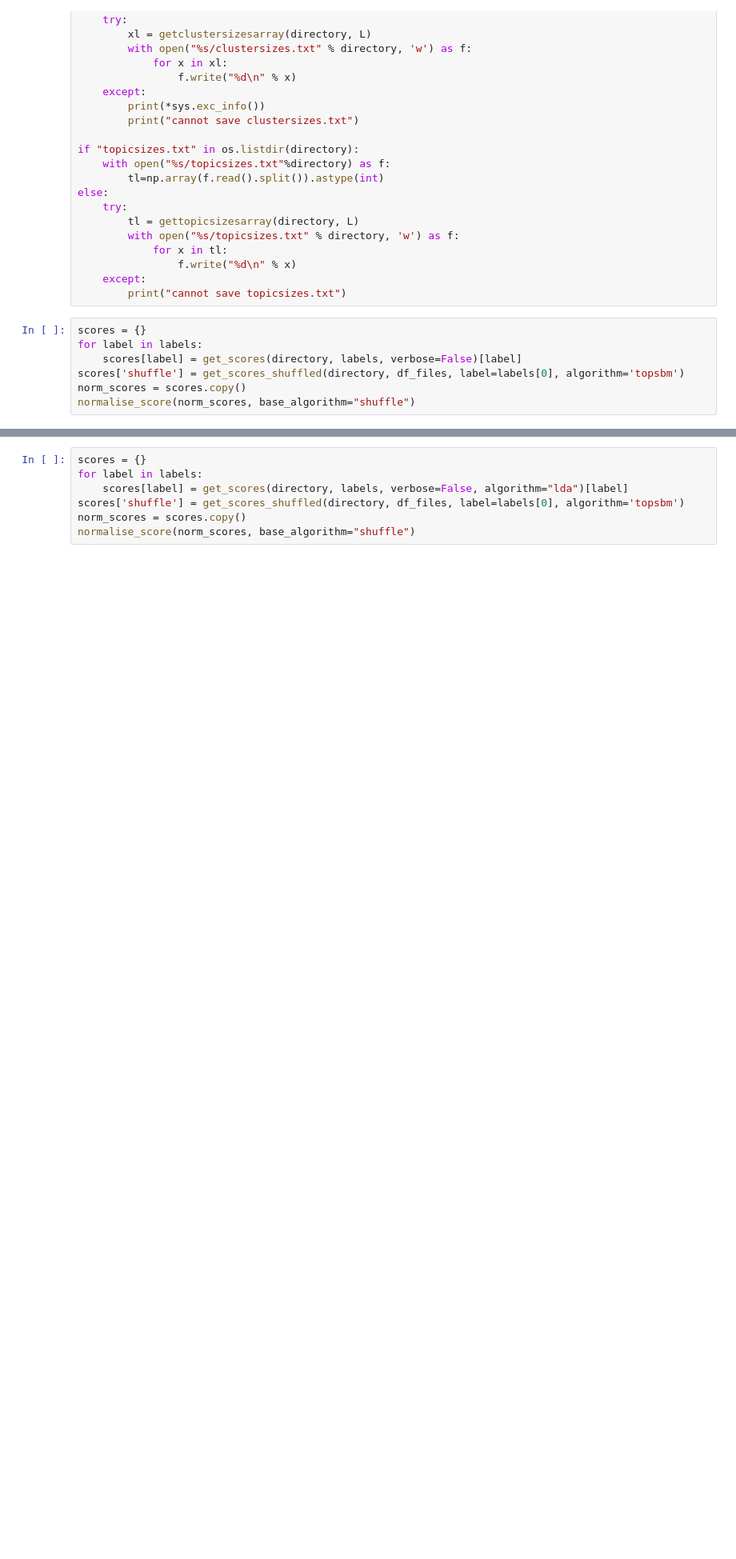
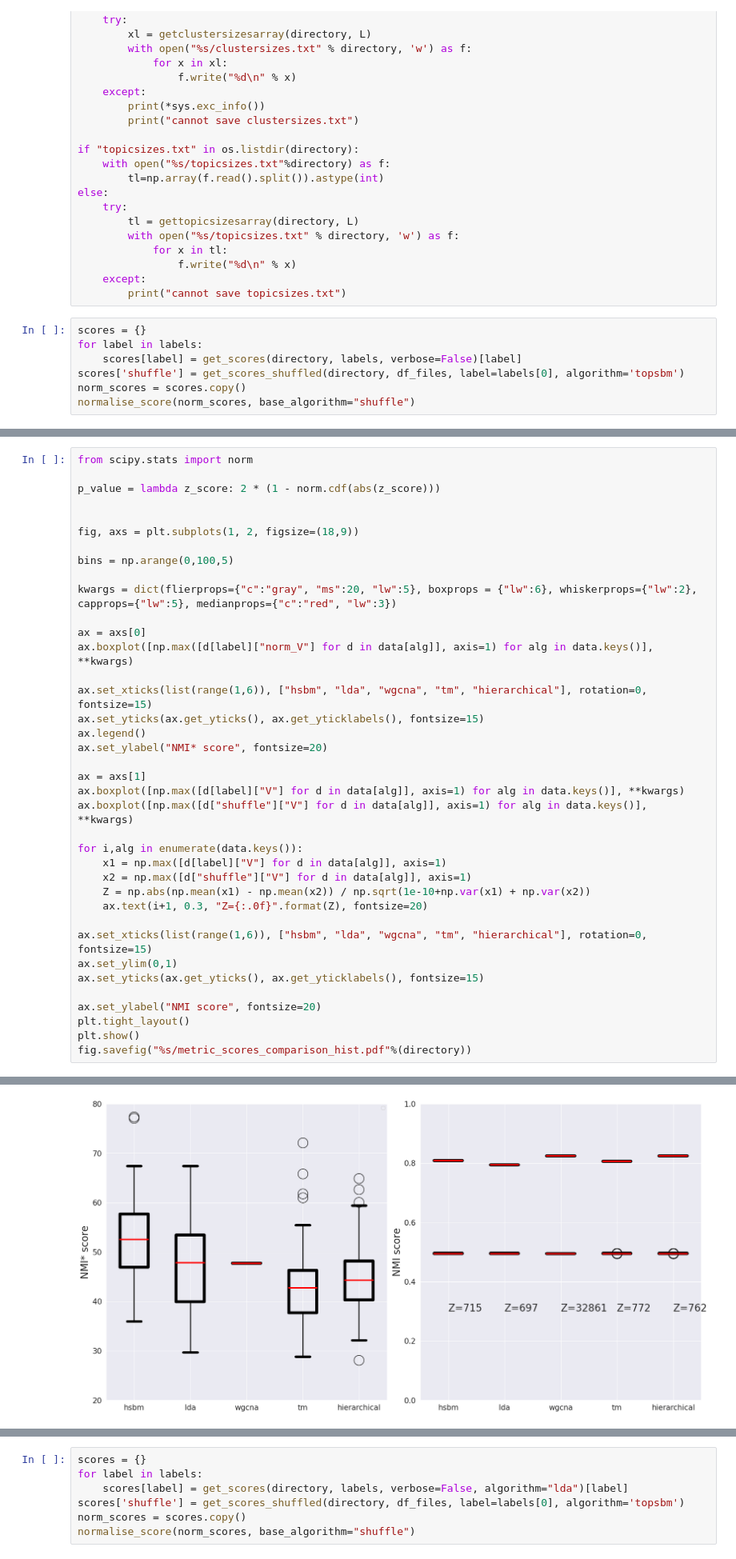
Before and after one commit to fvalle1/topics, a Jupyter notebook: hSBM_clusters.ipynb, the cells around one changed output, grey strips where cells are left out. Shown: that part at 80% size. Cells and saved outputs as stored; diff of their text form; blank space fills up the shorter version.

Commit message:
add stat

```diff
--- a/hSBM_clusters.ipynb
+++ b/hSBM_clusters.ipynb
@@ -180,0 +224,39 @@ fig.savefig("%s/metric_scores_hierstructure.pdf"%(directory))
+# %%
+from scipy.stats import norm
+
+p_value = lambda z_score: 2 * (1 - norm.cdf(abs(z_score)))
+
+
+fig, axs = plt.subplots(1, 2, figsize=(18,9))
+
+bins = np.arange(0,100,5)
+
+kwargs = dict(flierprops={"c":"gray", "ms":20, "lw":5}, boxprops = {"lw":6}, whiskerprops={"lw":2}, capprops={"lw":5}, medianprops={"c":"red", "lw":3})
+
+ax = axs[0]
+ax.boxplot([np.max([d[label]["norm_V"] for d in data[alg]], axis=1) for alg in data.keys()], **kwargs)
+
+ax.set_xticks(list(range(1,6)), ["hsbm", "lda", "wgcna", "tm", "hierarchical"], rotation=0, fontsize=15)
+ax.set_yticks(ax.get_yticks(), ax.get_yticklabels(), fontsize=15)
+ax.legend()
+ax.set_ylabel("NMI* score", fontsize=20)
+
+ax = axs[1]
+ax.boxplot([np.max([d[label]["V"] for d in data[alg]], axis=1) for alg in data.keys()], **kwargs)
+ax.boxplot([np.max([d["shuffle"]["V"] for d in data[alg]], axis=1) for alg in data.keys()], **kwargs)
+
+for i,alg in enumerate(data.keys()):
+    x1 = np.max([d[label]["V"] for d in data[alg]], axis=1)
+    x2 = np.max([d["shuffle"]["V"] for d in data[alg]], axis=1)
+    Z = np.abs(np.mean(x1) - np.mean(x2)) / np.sqrt(1e-10+np.var(x1) + np.var(x2))
+    ax.text(i+1, 0.3, "Z={:.0f}".format(Z), fontsize=20)
+
+ax.set_xticks(list(range(1,6)), ["hsbm", "lda", "wgcna", "tm", "hierarchical"], rotation=0, fontsize=15)
+ax.set_ylim(0,1)
+ax.set_yticks(ax.get_yticks(), ax.get_yticklabels(), fontsize=15)
+
+ax.set_ylabel("NMI score", fontsize=20)
+plt.tight_layout()
+plt.show()
+fig.savefig("%s/metric_scores_comparison_hist.pdf"%(directory))
+# %% [output]
@@ -180,0 +264 @@ fig.savefig("%s/metric_scores_hierstructure.pdf"%(directory))
+[figure, added]
```
Also changed, not shown: parts of 8 cells of this notebook.
